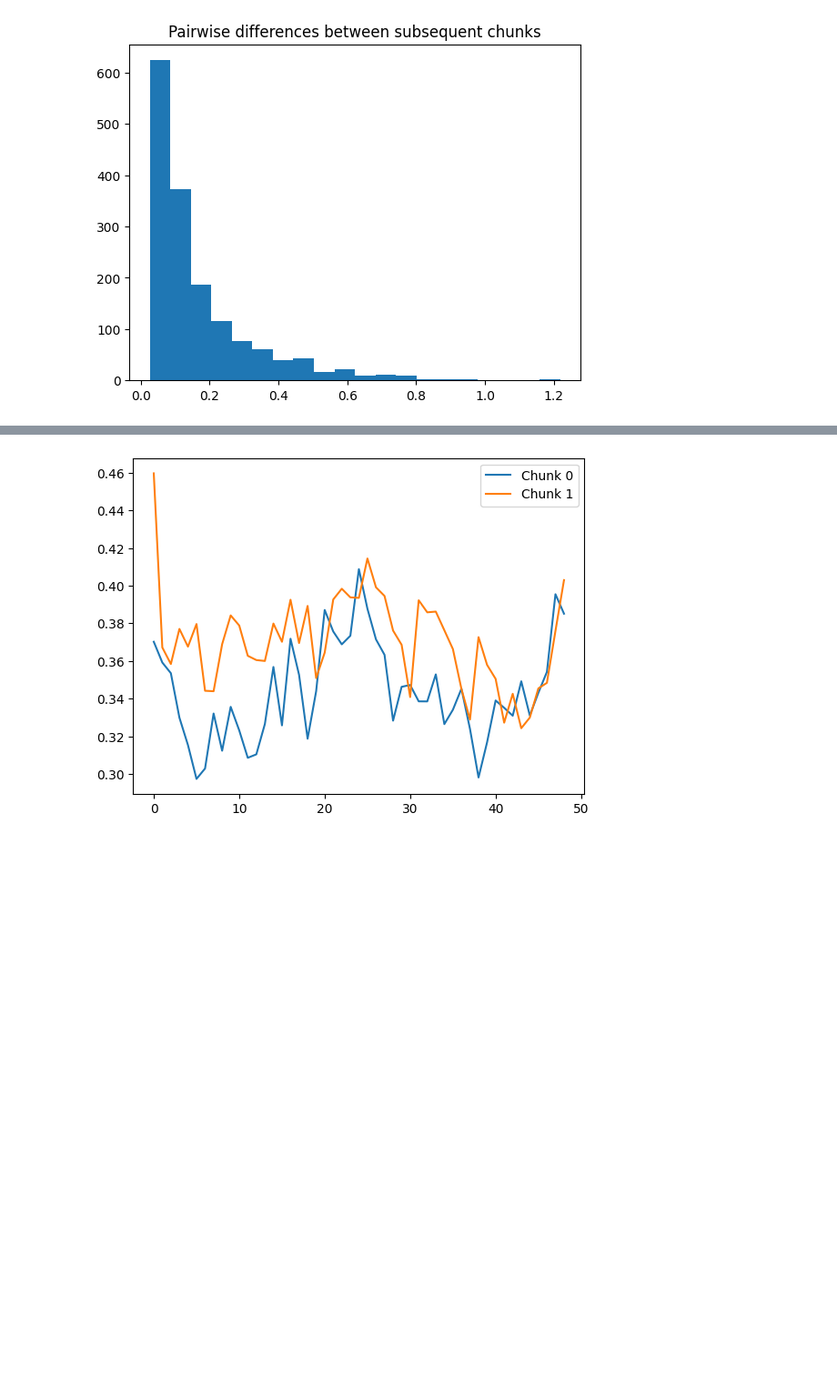
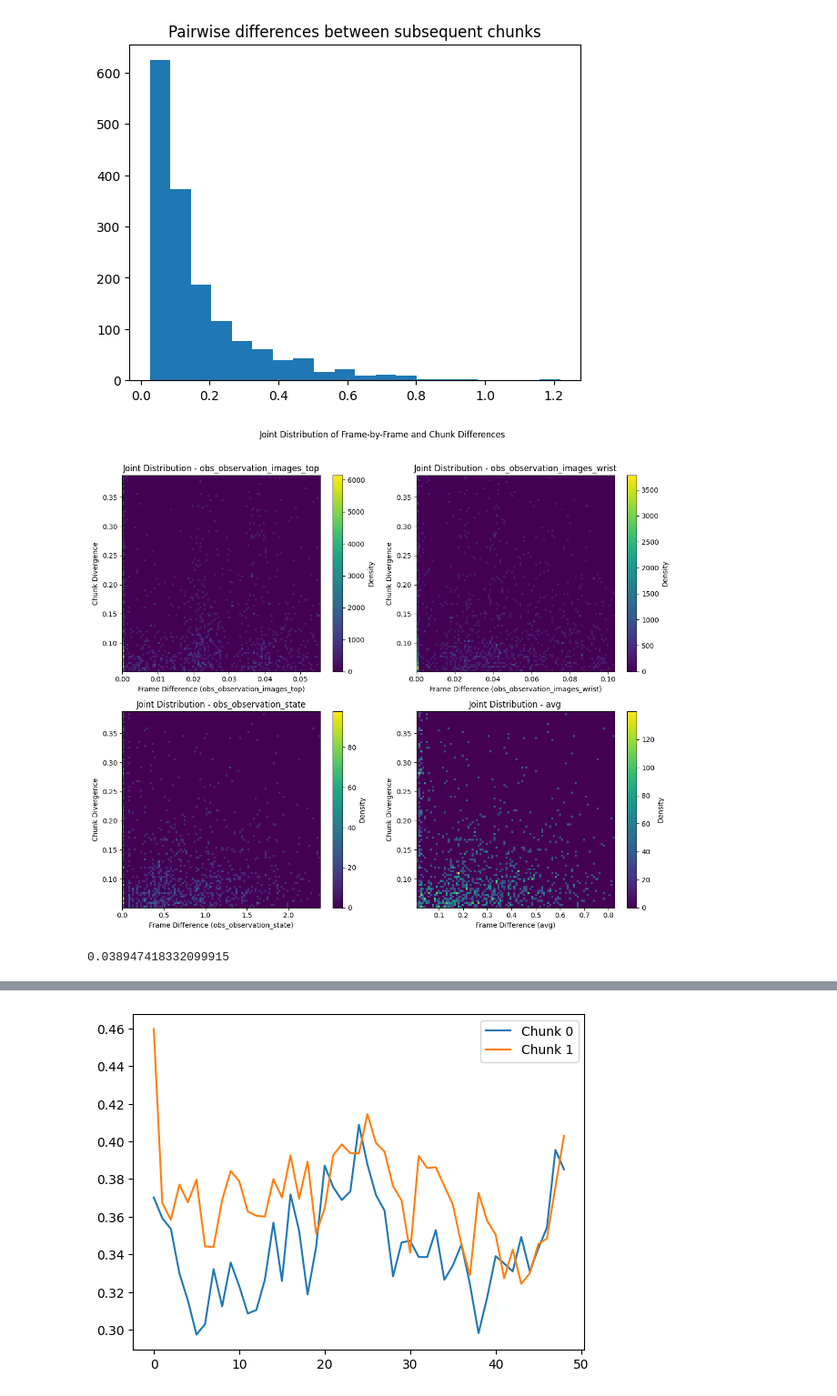
Before and after one commit to fracapuano/c-chunks, a Jupyter notebook: analysis/zeroshot.ipynb, the cells around one changed output, grey strips where cells are left out. Shown at 91% size. Drawn from its saved outputs; the diff is of its cells as text; code cells hidden in the pictures; blank space fills up the shorter version.

```diff
--- a/analysis/zeroshot.ipynb
+++ b/analysis/zeroshot.ipynb
@@ -49,4 +116,9 @@ plt.show()
 # PI0
 # %%
 dataset_id = "fracapuano/pi0_stacking_action_chunks"
+# %%
+import matplotlib.pyplot as plt
+dataset = load_dataset(dataset_id, split="train").with_format("torch")
+
+chunks_differences, frames_diffs = compute_frames_chunks_differences(dataset, n_chunk_in_pairs=2)
 # %%
@@ -62,6 +129,52 @@ ax.set_title("Pairwise differences between subsequent chunks")
 plt.show()
 # %% [output]
 [figure]
+# %%
+from utils import perceptual_keys, vector_keys
+import numpy as np
+
+keys = [*perceptual_keys, *vector_keys, "avg"]
+fig, ax = plt.subplots(nrows=2, ncols=2, figsize=(12, 10))
+
+for i in range(4):
+    current = ax[i//2, i%2]
+
+    x = np.array([fd[keys[i]] for fd in frames_diffs])
+    y = chunks_differences.numpy()
+
+    # Calculate percentile bounds
+    x_lower, x_upper = np.percentile(x, [10, 90])
+    y_lower, y_upper = np.percentile(y, [10, 90])
+
+    # Filter data within the percentile bounds
+    mask = (x >= x_lower) & (x <= x_upper) & (y >= y_lower) & (y <= y_upper)
+    x = x[mask]
+    y = y[mask]
+
+    # Create 2D histogram
+    h = current.hist2d(
+        x, y,
+        bins=100,
+        density=True  # This normalizes the histogram
+    )
+
+    # Add colorbar
+    plt.colorbar(h[3], ax=current, label='Density')
+
+    current.set_xlabel(f'Frame Difference ({keys[i]})')
+    current.set_ylabel('Chunk Divergence')
+    current.set_title(f'Joint Distribution - {keys[i]}')
+
+fig.suptitle('Joint Distribution of Frame-by-Frame and Chunk Differences', y=1.02)
+plt.tight_layout()
+# %% [output]
+[figure, added]
+# %%
+avg_distance = torch.tensor([fd[keys[i]] for fd in frames_diffs])
+
+torch.corrcoef(torch.vstack((avg_distance, chunks_differences)))[0,1].item()
+# %% [output]
+0.038947418332099915
 # %%
 pca = reduce_chunks_dim(dataset)
 # %% [output]
```
Also changed, not shown: parts of 12 cells of this notebook, 2 other files.
